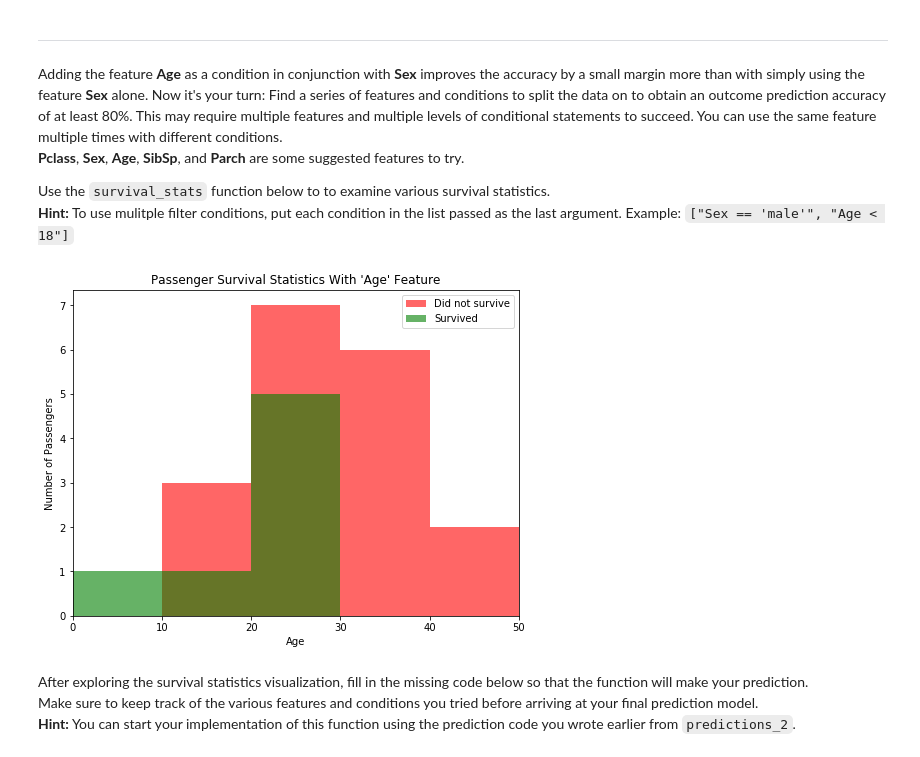
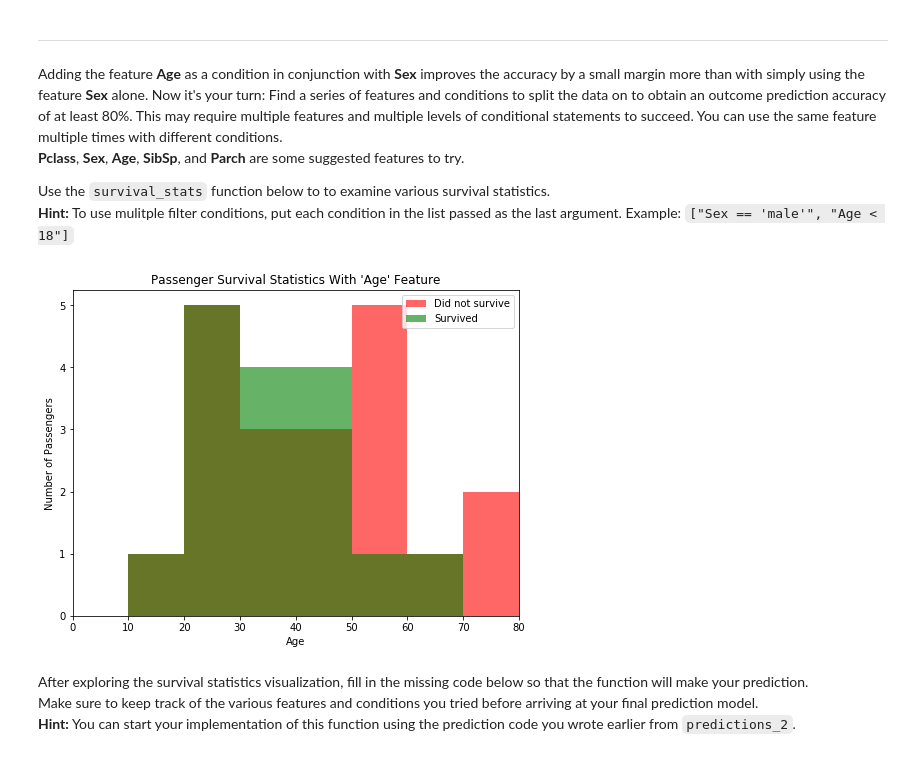
Before and after one commit to IvyLu/machine-learning, a Jupyter notebook: projects/titanic_survival_exploration/titanic_survival_exploration.ipynb, the cells around one changed output. Drawn from its saved outputs; the diff is of its cells as text; code cells hidden in the pictures.

```diff
--- a/projects/titanic_survival_exploration/titanic_survival_exploration.ipynb
+++ b/projects/titanic_survival_exploration/titanic_survival_exploration.ipynb
@@ -214,9 +214,9 @@ Adding the feature **Age** as a condition in conjunction with **Sex** improves t
 Use the `survival_stats` function below to to examine various survival statistics.
 **Hint:** To use mulitple filter conditions, put each condition in the list passed as the last argument. Example: `["Sex == 'male'", "Age < 18"]`
 # %%
-vs.survival_stats(data, outcomes, 'Age', ["Pclass == 3", "Sex == 'male'", "Embarked == 'C'" ])
+vs.survival_stats(data, outcomes, 'Age', ["Pclass == 1", "Sex == 'male'", "Embarked == 'C'" ])
 # %% [output]
-[figure, old version]
+[figure, new version]
 # %% [markdown]
 After exploring the survival statistics visualization, fill in the missing code below so that the function will make your prediction.
 Make sure to keep track of the various features and conditions you tried before arriving at your final prediction model.
```
Also changed, not shown: parts of 6 cells of this notebook, 1 other file.
